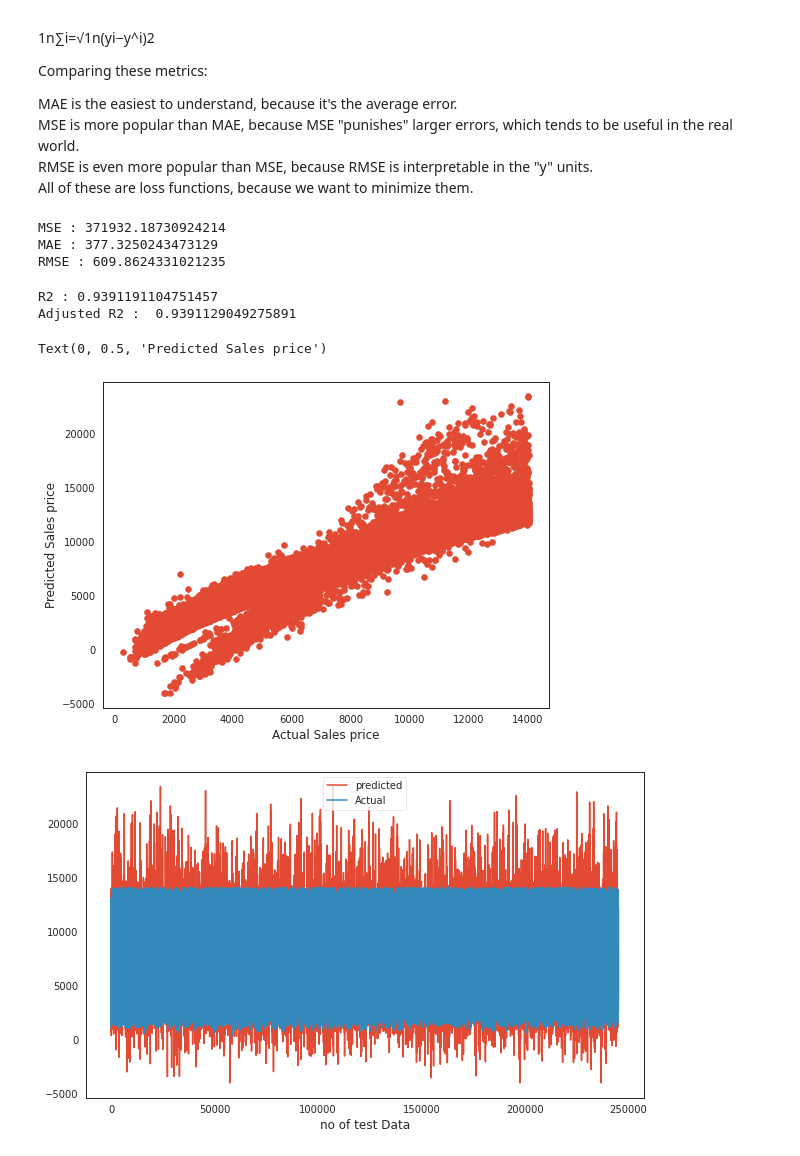
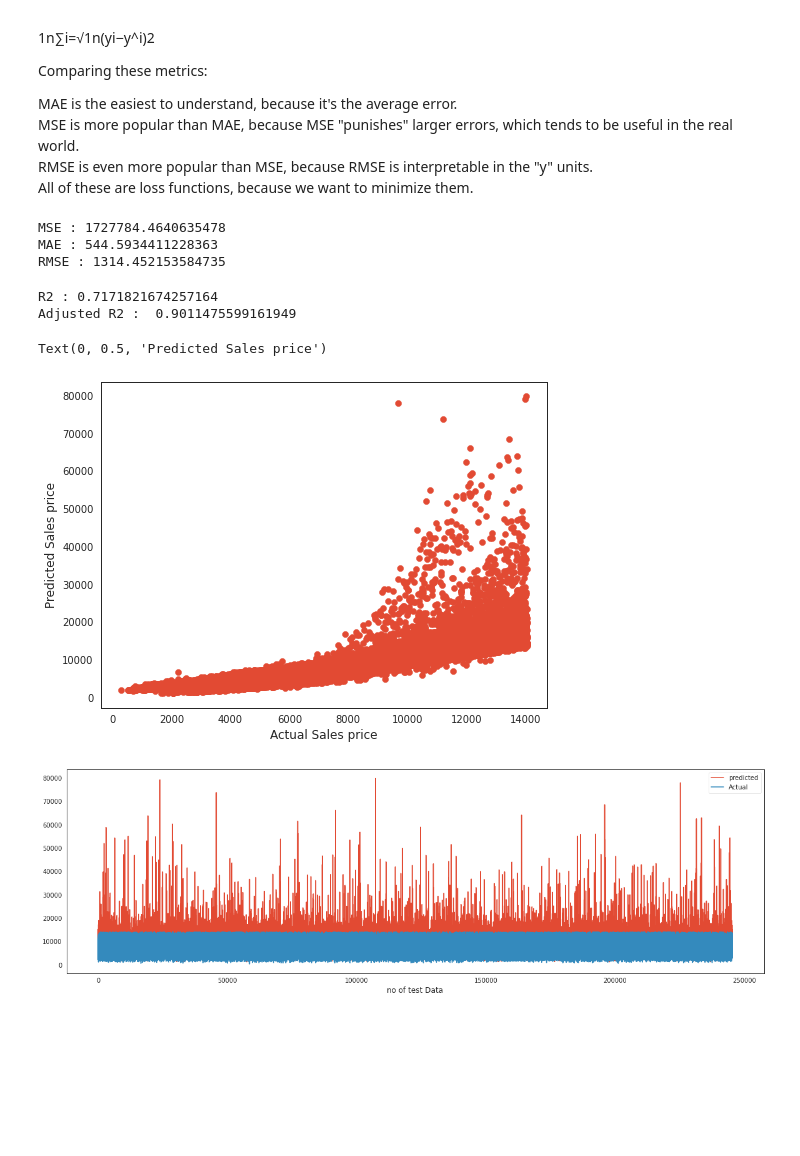
Before and after one commit to vicksypython/Retail-price-prediction-, a Jupyter notebook: ML_Retail_price_prediction_capstone_proj.ipynb, the cells around one changed output. Drawn from its saved outputs; the diff is of its cells as text; code cells hidden in the pictures; blank space fills up the shorter version.

```diff
--- a/ML_Retail_price_prediction_capstone_proj.ipynb
+++ b/ML_Retail_price_prediction_capstone_proj.ipynb
@@ -625,5 +625,7 @@ ds_new.head()
 # %% [markdown]
 ## Setting Features and Target Variables
 # %%
-X = ds_new.drop(['Sales','Store','Year','Season'] , axis = 1)
-Y = ds_new.Sales
+from scipy.stats import zscore
+x_df= ds_new.drop(['Sales','Store','Year','Season'] , axis = 1)
+X = x_df.apply(zscore)
+Y =np.log10( ds_new.Sales)
@@ -729,39 +731,39 @@ MAE is the easiest to understand, because it's the average error.
 <br>RMSE is even more popular than MSE, because RMSE is interpretable in the "y" units.
 <br>All of these are loss functions, because we want to minimize them.
 # %%
-MSE  = mean_squared_error((Y_test),(y_pred))
+MSE  = mean_squared_error(10**(Y_test),10**(y_pred))
 print("MSE :" , MSE)
 
-MAE=mean_absolute_error((Y_test),(y_pred))
+MAE=mean_absolute_error(10**(Y_test),10**(y_pred))
 print("MAE :" ,MAE)
 
 RMSE = np.sqrt(MSE)
 print("RMSE :" ,RMSE)
 # %% [output]
-MSE : 371932.18730924214
-MAE : 377.3250243473129
-RMSE : 609.8624331021235
+MSE : 1727784.4640635478
+MAE : 544.5934411228363
+RMSE : 1314.452153584735
 # %%
-r2 =r2_score(Y_test,y_pred)
+r2 =r2_score(10**(Y_test),10**(y_pred))
 print("R2 :" ,r2)
 print("Adjusted R2 : ",1-(1-r2_score((Y_test),(y_pred)))*((X_test.shape[0]-1)/(X_test.shape[0]-X_test.shape[1]-1)))
 # %% [output]
-R2 : 0.9391191104751457
-Adjusted R2 :  0.9391129049275891
+R2 : 0.7171821674257164
+Adjusted R2 :  0.9011475599161949
 # %%
-plt.scatter(Y_test,y_pred)
+plt.scatter(10**(Y_test),10**(y_pred))
 plt.xlabel('Actual Sales price')
 plt.ylabel('Predicted Sales price')
 # %% [output]
 Text(0, 0.5, 'Predicted Sales price')
-[figure, old version]
+[figure, new version]
 # %%
-plt.figure(figsize=(10,6))
-plt.plot(y_pred)
-plt.plot(np.array(Y_test))
+plt.figure(figsize=(20,6))
+plt.plot(10**(y_pred))
+plt.plot(np.array(10**(Y_test)))
 plt.legend(['predicted','Actual'])
 plt.xlabel('no of test Data')
 plt.show()
 # %% [output]
-[figure, old version]
+[figure, new version]
 # %% [markdown]
```
Also changed, not shown: parts of 22 cells of this notebook.
